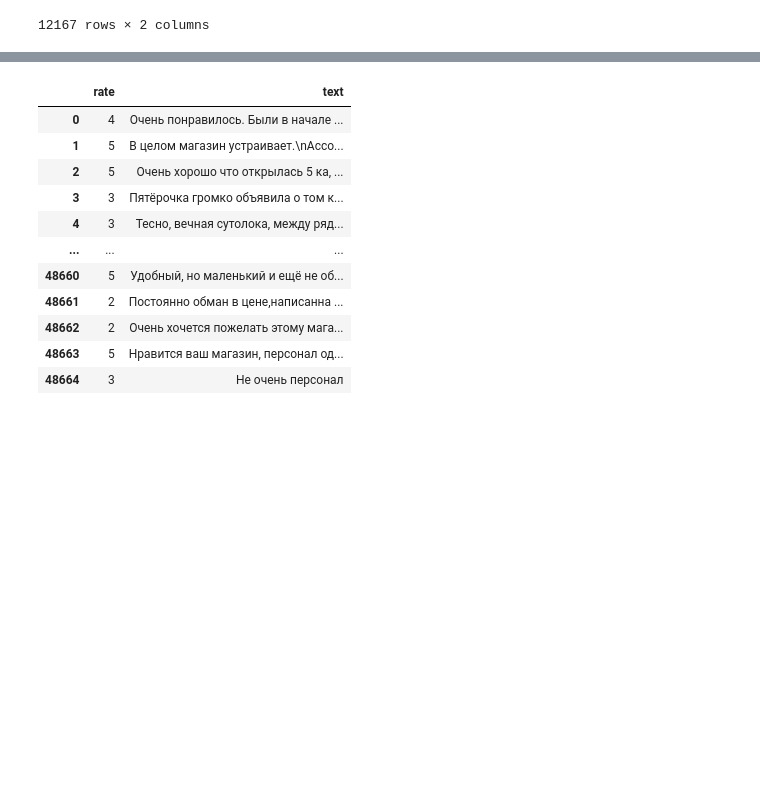
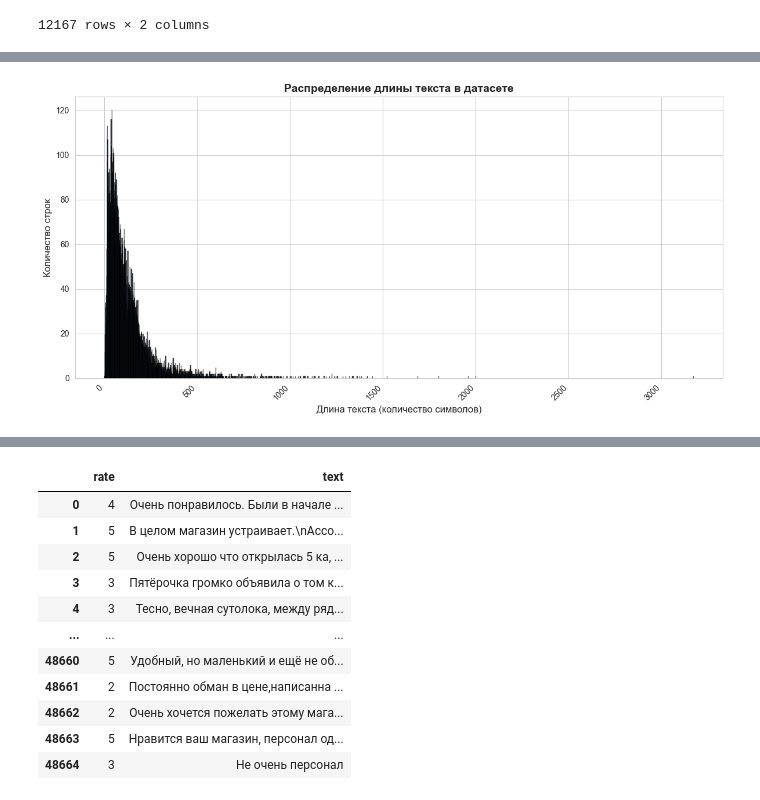
Before and after one commit to ml2me/competitions, a Jupyter notebook: ODS_NLP_001/BL.ipynb, the cells around one changed output, grey strips where cells are left out. Saved outputs shown, nothing was run; the diff lists cells and outputs as text; code cells hidden in the pictures; blank space fills up the shorter version.

```diff
--- a/ODS_NLP_001/BL.ipynb
+++ b/ODS_NLP_001/BL.ipynb
@@ -1,7 +1,7 @@
 # %%
 import pandas as pd
 # %%
-path_004 = 'test.csv.csv'
+path_004 = 'test.csv'
 df_multiclass_test = pd.read_csv(path_004)
 df_multiclass_test
 # %% [output]
@@ -18,3 +18,9 @@ df_multiclass_test
 | 12165 | 12165 | Хороший магазин у дома. Кассиры п... |
 | 12166 | 12166 | Норм, но надо побольше сотруднико... |
 12167 rows × 2 columns
+# %%
+length_counts = df_multiclass_test['text'].astype(str).str.len().value_counts().reset_index()
+length_counts.columns = ['Длина значения', 'Количество строк']
+length_counts = length_counts.sort_values('Длина значения').reset_index(drop=True)
+
+print(length_counts)
@@ -20,0 +42,23 @@ df_multiclass_test
+# %%
+import matplotlib.pyplot as plt
+import seaborn as sns
+
+# Настройка стиля
+sns.set_style("whitegrid")
+plt.figure(figsize=(12, 6))
+
+# Столбчатая диаграмма
+plt.bar(length_counts['Длина значения'],
+        length_counts['Количество строк'],
+        color='steelblue',
+        edgecolor='black',
+        alpha=0.7)
+
+plt.xlabel('Длина текста (количество символов)', fontsize=12)
+plt.ylabel('Количество строк', fontsize=12)
+plt.title('Распределение длины текста в датасете', fontsize=14, fontweight='bold')
+plt.xticks(rotation=45, ha='right')
+plt.tight_layout()
+plt.show()
+# %% [output]
+[figure, added]
```
Also changed, not shown: parts of 6 cells of this notebook, 2 other files.
